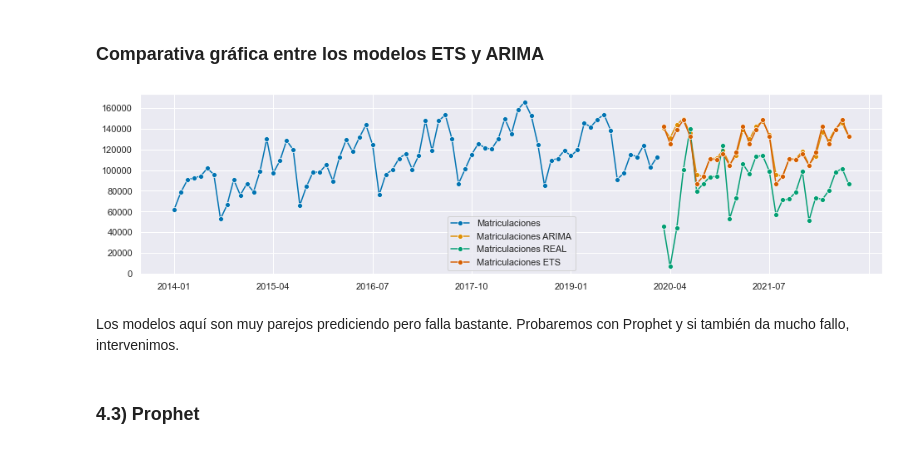
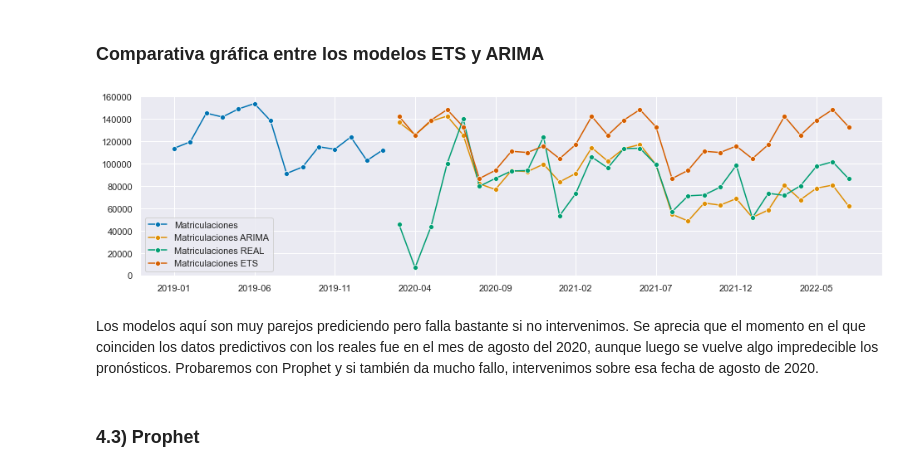
Before and after one commit to algoriv92/TFM, a Jupyter notebook: notebooks/df_matriculaciones.ipynb, the cells around one changed output. Saved outputs shown, nothing was run; the diff lists cells and outputs as text; code cells hidden in the pictures.

```diff
--- a/notebooks/df_matriculaciones.ipynb
+++ b/notebooks/df_matriculaciones.ipynb
@@ -324,11 +347,11 @@ fig.set_xlabel('Periodo', fontsize = 30);
 # %% [markdown]
 Separamos el train y el test a la serie transformada con logs:
 # %%
-y_log_train,y_log_test=temporal_train_test_split(
-    y=log_df_matriculaciones.astype('float64').to_period('M').sort_index(),test_size=29)
+y_train,y_test_arima=temporal_train_test_split(
+    y=df_matriculaciones.astype('float64').to_period('M').sort_index(),test_size=29)
 
-plot_series(y_log_train, y_log_test, labels=["y_log_train", "y_log_test"])
-print(y_log_train.shape[0], y_log_test.shape[0])
+plot_series(y_train, y_test_arima, labels=["y_train", "y_test_arima"])
+print(y_train.shape[0], y_test_arima.shape[0])
 plt.show()
 # %% [output]
 74 29
@@ -336,10 +359,10 @@ plt.show()
 # %% [markdown]
 Generamos el modelo y se entrena con los datos del train:
 # %%
-fh = np.arange(1, y_log_test.shape[0]+1)
-matriculaciones_auto_arima=AutoARIMA(sp=12,suppress_warnings=True)
+fh = np.arange(1, y_test_arima.shape[0]+1)
+matriculaciones_auto_arima=AutoARIMA(d=1,D=1,sp=12,suppress_warnings=True)
 # %%
-matriculaciones_auto_arima.fit(y_log_train)
+matriculaciones_auto_arima.fit(y_train)
 matriculaciones_auto_arima.summary()
 # %% [output]
 SARIMAX Results
@@ -364,4 +388,4 @@ Warnings:
 # %%
-matriculaciones_log_pred = matriculaciones_auto_arima.predict(fh)
-print(np.exp(matriculaciones_log_pred))
+matriculaciones_pred_arima = matriculaciones_auto_arima.predict(fh)
+matriculaciones_pred_arima.round()
 # %% [output]
@@ -404,14 +428,14 @@ El modelo ARIMA genera un MAPE de: 42.99%
 # %% [markdown]
 ### Comparativa gráfica entre los modelos ETS y ARIMA
 # %%
-plot_series(np.exp(y_log_train["2013":]),np.exp(matriculaciones_log_pred),np.exp(y_log_test),
+plot_series(y_train["2019":],matriculaciones_pred_arima,y_test_arima,
             matriculaciones_pred,labels=['Matriculaciones','Matriculaciones ARIMA',
                                          'Matriculaciones REAL','Matriculaciones ETS'])
 plt.show()
 # %% [output]
-[figure, old version]
+[figure, new version]
 # %% [markdown]
-Los modelos aquí son muy parejos prediciendo pero falla bastante. Probaremos con Prophet y si también da mucho fallo, intervenimos.
+Los modelos aquí son muy parejos prediciendo pero falla bastante si no intervenimos. Se aprecia que el momento en el que coinciden los datos predictivos con los reales fue en el mes de agosto del 2020, aunque luego se vuelve algo impredecible los pronósticos. Probaremos con Prophet y si también da mucho fallo, intervenimos sobre esa fecha de agosto de 2020.
 # %% [markdown]
 ### 4.3) Prophet
 # %% [markdown]
```
Also changed, not shown: parts of 34 cells of this notebook, 39 other files.
